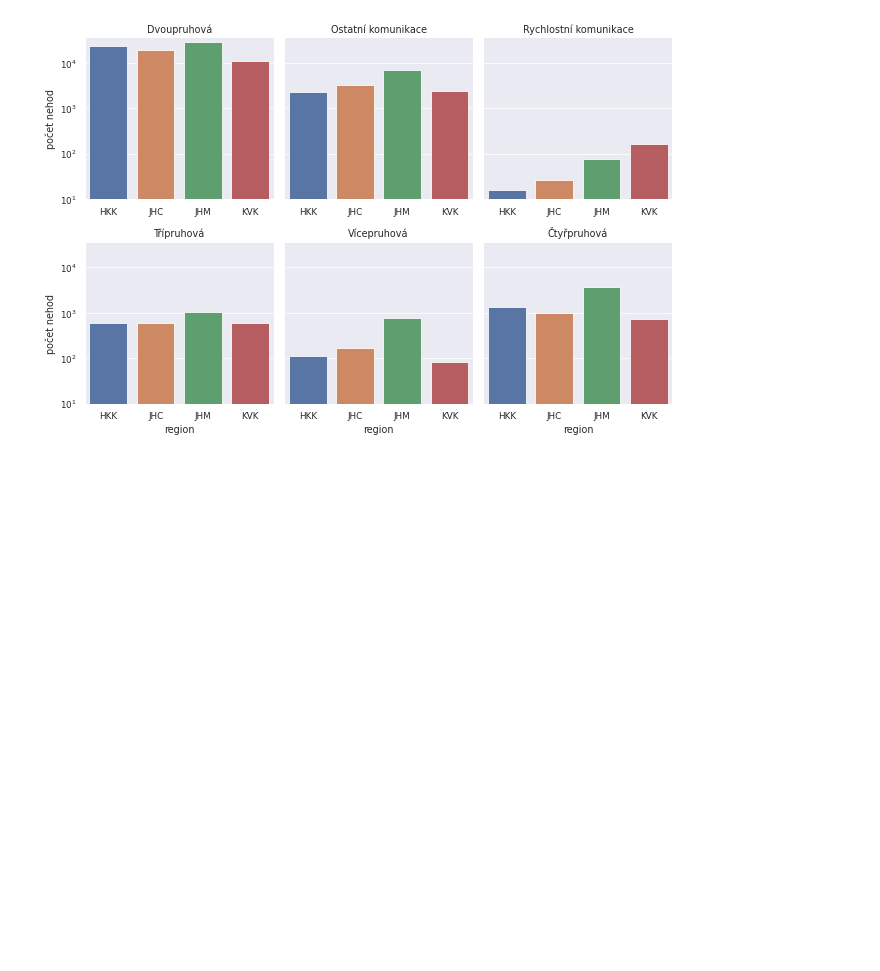
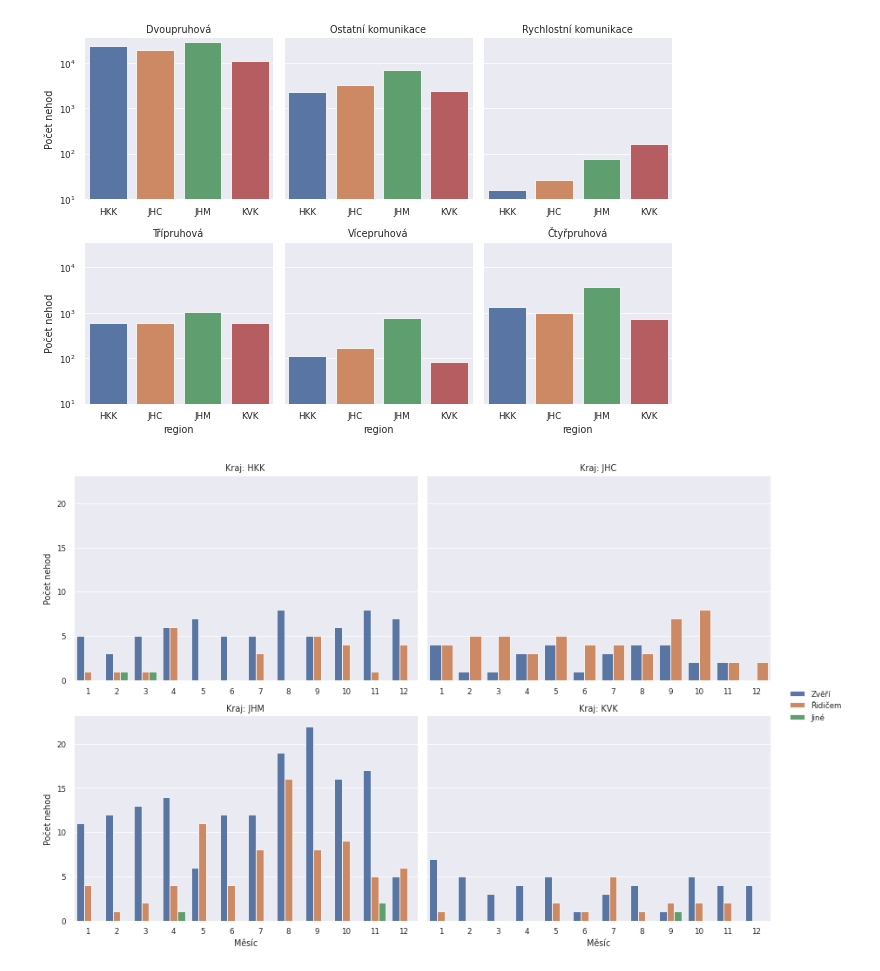
Before and after one commit to laDok8/izv, a Jupyter notebook: analysis.ipynb, the cells around one changed output. Drawn from its saved outputs; the diff is of its cells as text; code cells hidden in the pictures; blank space fills up the shorter version.

```diff
--- a/analysis.ipynb
+++ b/analysis.ipynb
@@ -30,7 +30,7 @@ def get_dataframe(filename: str, verbose: bool = False) -> pd.DataFrame:
                    "p57", "p58", "a", "b", "d", "e", "f", "g", "h", "i", "j", "k", "l", "n", "o", "p", "q", "r", "s", "t",
                    "p5a"]
     df['p2a'] = df['p2a'].astype('datetime64')
-    df.rename({'p2a': 'date'}, inplace=True)
+    df.rename(columns={'p2a': 'date'}, inplace=True)
     df[convertable] = df[convertable].astype('category')
 
     if verbose:
@@ -84,9 +84,44 @@ plot_roadtype(df, fig_location="01_roadtype.png", show_figure=True)
 # %%
 # Ukol3: zavinění zvěří
 def plot_animals(df: pd.DataFrame, fig_location: str = None,
                  show_figure: bool = False):
-    pass
+    df['hodnota'] = 1
+    _rename = {
+        1: 'Řidičem',
+        2: 'Řidičem',
+        4: 'Zvěří',
+        0: 'Jiné', 3: 'Jiné',5: 'Jiné',6: 'Jiné',7: 'Jiné',
+    }
+
+    animals_df = df[df['region'].isin(['HKK', 'JHC', 'JHM', 'KVK']) & (df['p58'] == 5) ]
+    animals_df = animals_df.loc[:,['date','p10','hodnota','region']]
+    animals_df['p10'].replace(_rename, inplace=True)
+    # remove 2021
+    animals_df = animals_df[animals_df['date'].dt.year != 2021]
+    animals_df['month'] = animals_df['date'].dt.month
+    # agregate month&region&cause
+    animals_df = animals_df.groupby(['region','month','p10']).agg('sum').reset_index()
+    animals_df.rename(columns={'hodnota': 'Počet nehod','month': 'Měsíc'}, inplace=True)
+
+    # graphing
+    sns.set_theme()
+    sns.set_context("paper")
+    fig = sns.FacetGrid(animals_df, col='region', sharex=False, sharey=True, col_wrap=2, height=4, aspect= 1.5)
+    fig.map_dataframe(sns.barplot, x='Měsíc', y='Počet nehod',hue='p10', palette="deep", order=None)
+    fig.set_titles('Kraj: {col_name}')
+    fig.add_legend()
+    fig.tight_layout()
+
+    if fig_location:
+        plt.savefig(fig_location)
+
+    if show_figure:
+        plt.show()
+        plt.close()
+
 plot_animals(df, "02_animals.png", True)
+# %% [output]
+[figure, added]
 # %%
 # Ukol 4: Povětrnostní podmínky
 def plot_conditions(df: pd.DataFrame, fig_location: str = None,
```
Also changed, not shown: parts of 3 cells of this notebook, 1 other file.
